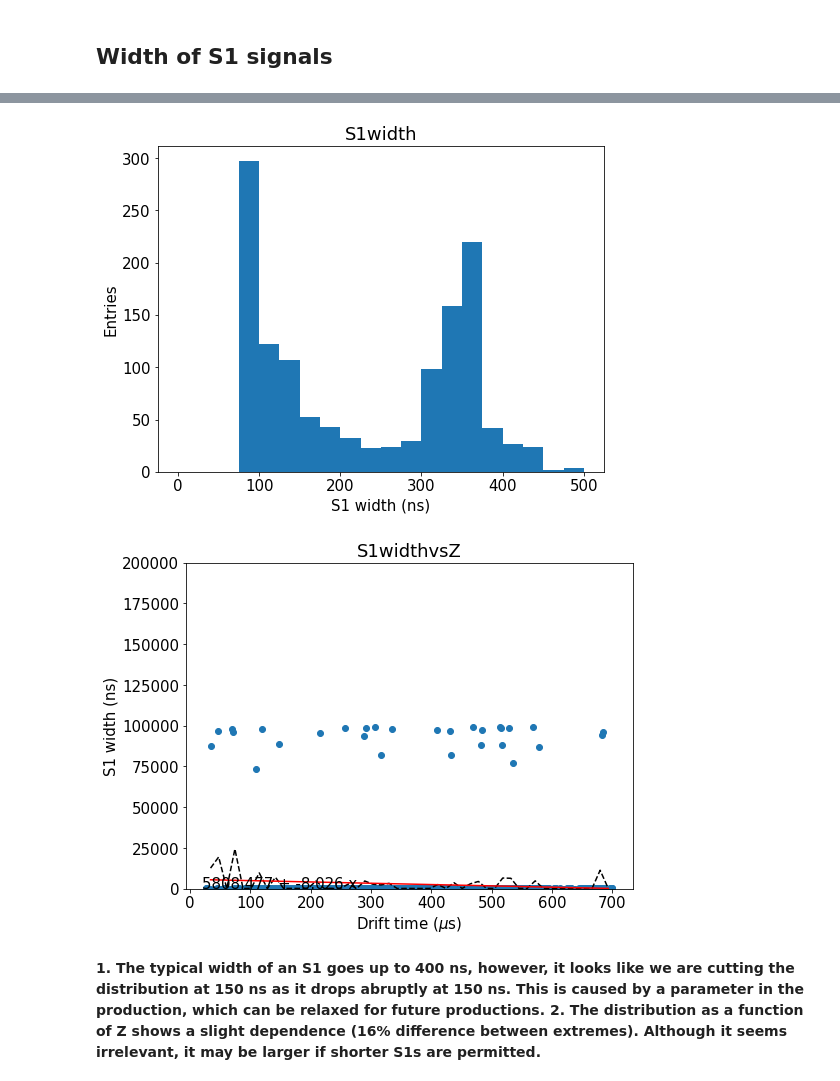
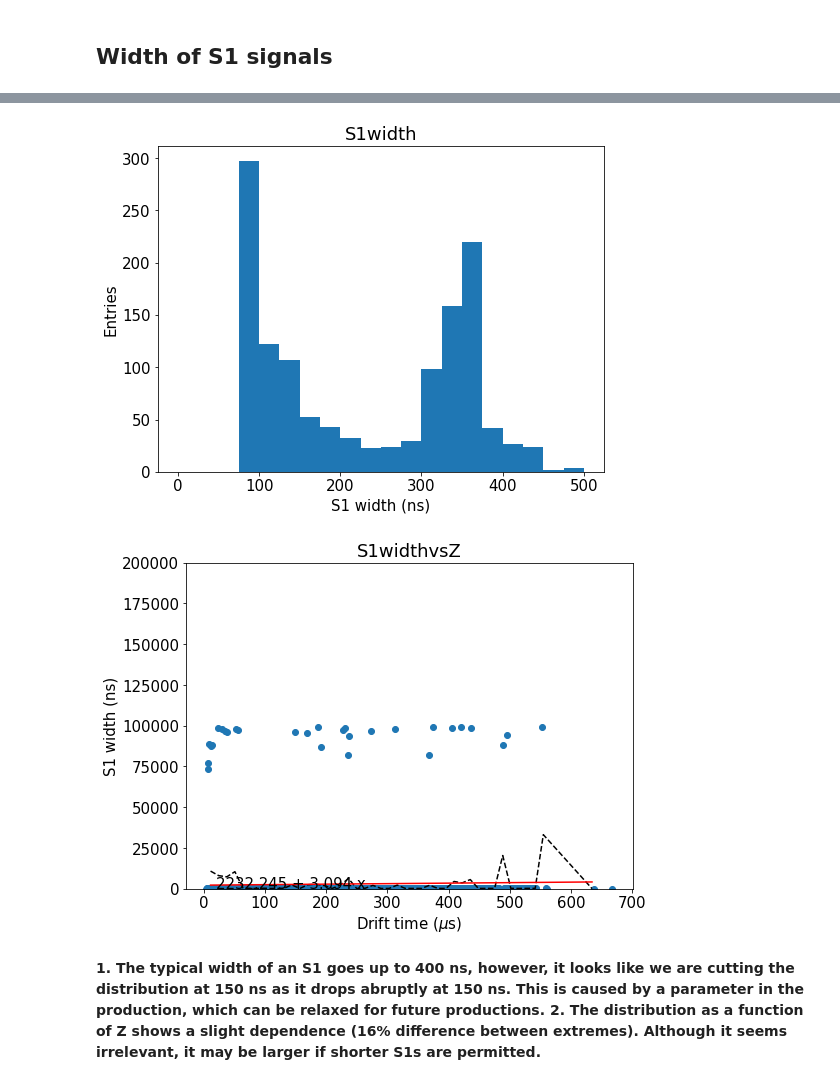
Before and after one commit to bpalmeiro/ICARO, a Jupyter notebook: invisible_cities/NaAna/Na22_MC.ipynb, the cells around one changed output, grey strips where cells are left out. Cells and saved outputs as stored; diff of their text form; code cells hidden in the pictures.

```diff
--- a/invisible_cities/NaAna/Na22_MC.ipynb
+++ b/invisible_cities/NaAna/Na22_MC.ipynb
@@ -167,7 +167,7 @@ class Event:
         self.Y     = np.nan
         self.Xrms  = np.nan
         self.Yrms  = np.nan
-        self.Z     = np.nan
+        self.Z     = []
         self.R     = np.nan
         self.Phi   = np.nan
 
@@ -244,7 +244,8 @@ def fill_evts(s1s, s2s, sis, evts_out, ifile=None):
 
         evt.ok = evt.nS1 == 1 and evt.nS2 == 2
         if evt.ok:
-            evt.Z = (s2time - s1time) * units.ns / units.mus
+            for iS2 in evt.S2t:
+                evt.Z.append((iS2 - s1time) * units.ns / units.mus)
         evts_out.append(evt)
 
 
@@ -342,24 +343,25 @@ save("S1time")
 # %%
 s1w = flat(data.S1w)
 
 ################################
 hist(s1w, 20, range=(0, 500))
 labels("S1 width (ns)", "Entries")
 save("S1width")
 
 ################################
-scatter(data.Z, s1w)
-x, y, _ = fitf.profileX(data.Z, s1w, 50)
+
+scatter(data.Z[:, 0], s1w)
+x, y, _ = fitf.profileX(data.Z[:, 0], s1w, 50)
 plt.plot(x, y, profOpt)
 f = fitf.fit(fitf.polynom, x, y, (1., 1.))
 plt.plot(x, f.fn(x), fitOpt)
 plt.text(20, 20, "{:.3f} + {:.3f} x".format(*f.values))
 labels("Drift time ($\mu$s)", "S1 width (ns)")
 plt.ylim(0, 2e5)
 save("S1widthvsZ")
 # %% [output]
 [figure]
-[figure, old version]
+[figure, new version]
 # %% [markdown]
 <b>
 1. The typical width of an S1 goes up to 400 ns, however, it looks like we are cutting the distribution at 150 ns as it drops abruptly at 150 ns. This is caused by a parameter in the production, which can be relaxed
```
Also changed, not shown: parts of 4 cells of this notebook, 3 other files.
